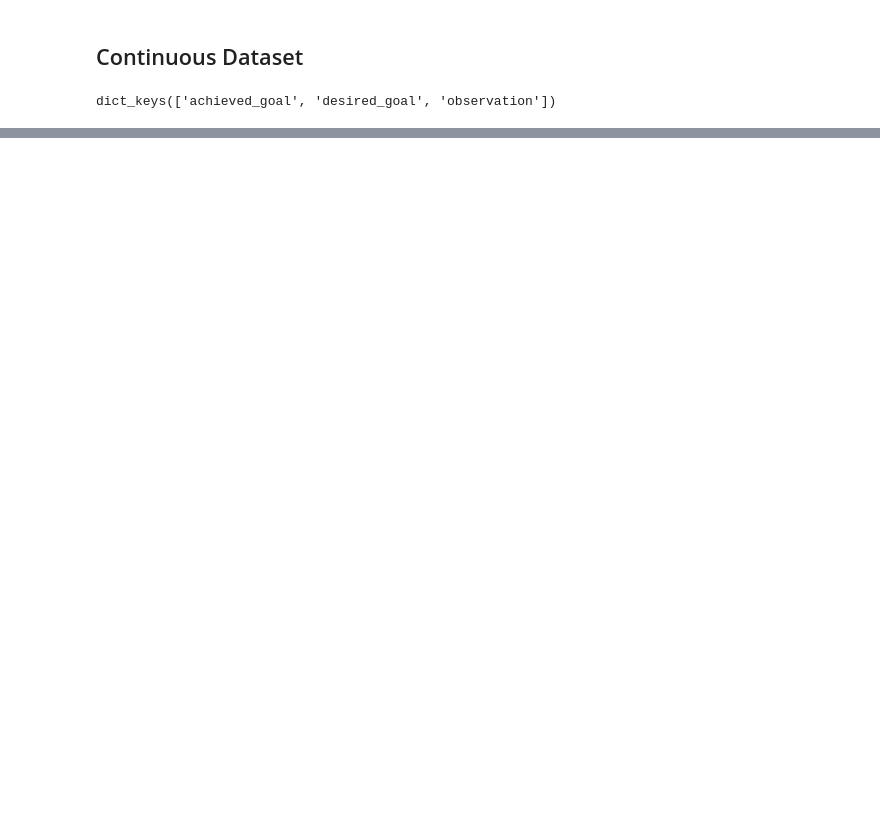
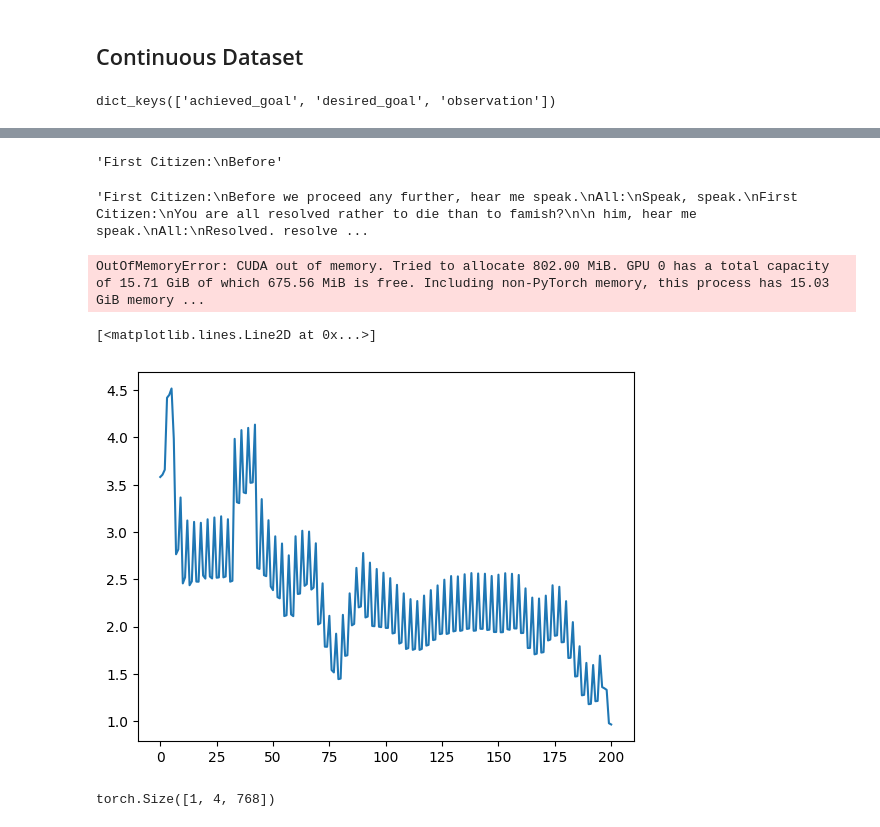
Before and after one commit to eihli/NEKO, a Jupyter notebook: dev_notebooks/mini_gato/mini_gato.ipynb, the cells around one changed output, grey strips where cells are left out. Saved outputs shown, nothing was run; the diff lists cells and outputs as text; code cells hidden in the pictures; blank space fills up the shorter version.

```diff
--- a/dev_notebooks/mini_gato/mini_gato.ipynb
+++ b/dev_notebooks/mini_gato/mini_gato.ipynb
@@ -822,0 +1067,4 @@ shakespeare_dataloader = DataLoader(shakespeare_dataset_xf, batch_size=4, collat
+# %%
+device = 'cuda'
+# %%
+model = MiniGato(default_config).to(device)
@@ -822,0 +1073,12 @@ shakespeare_dataloader = DataLoader(shakespeare_dataset_xf, batch_size=4, collat
+# %%
+NUM_ITERATIONS = 100
+LR = 1e-3
+optimizer = torch.optim.AdamW(model.parameters())
+scheduler = torch.optim.lr_scheduler.CosineAnnealingLR(optimizer, T_max=NUM_ITERATIONS, eta_min=1e-6)
+trainer = MiniGatoTrainer(
+    model,
+    optimizer,
+    dataloaders,
+    num_iterations=NUM_ITERATIONS,
+    lr=1e-3,
+)
@@ -822,0 +1224,39 @@ shakespeare_dataloader = DataLoader(shakespeare_dataset_xf, batch_size=4, collat
+# %%
+next_word_token = torch.multinomial(probs.squeeze()[-1], num_samples=1)
+next_word = tokenizer.decode_text(torch.tensor([0, *next_word_token, 0]))
+text += next_word
+text
+# %% [output]
+'First Citizen:\nBefore'
+# %%
+tokens = tokenizer.encode_text(text)
+xs, ys = OrderedDict(text=tokens[:, :-1]), OrderedDict(text=tokens[:, 1:])
+xs, ys, ms = generic_collate_fn([[xs, ys]])
+next_word_token = None
+i = 0
+xs, ys, ms = [x.to(device) for x in [xs, ys, ms]]
+logits, loss = model(xs, pad=False)
+temp = 0.5
+scaled_logits = logits / temp
+probs = scaled_logits.softmax(dim=2)
+next_word_token = torch.multinomial(probs.squeeze()[-1], num_samples=1)
+next_word = tokenizer.decode_text(torch.tensor([0, *next_word_token, 0]))
+text += next_word
+text
+# %% [output]
+'First Citizen:\nBefore we proceed any further, hear me speak.\nAll:\nSpeak, speak.\nFirst Citizen:\nYou are all resolved rather to die than to famish?\n\n him, hear me speak.\nAll:\nResolved. resolve ...
+# %%
+trainer.train()
+# %% [output]
+OutOfMemoryError: CUDA out of memory. Tried to allocate 802.00 MiB. GPU 0 has a total capacity of 15.71 GiB of which 675.56 MiB is free. Including non-PyTorch memory, this process has 15.03 GiB memory ...
+# %%
+window_size = 10
+data = torch.tensor(trainer.losses)
+moving_avg = torch.conv1d(
+    data.view(1, 1, data.size(0)),
+    torch.ones(1, 1, window_size) / window_size, padding=window_size//2
+).squeeze()
+plt.plot(moving_avg)
+# %% [output]
+[<matplotlib.lines.Line2D at 0x...>]
+[figure, added]
@@ -822,0 +1274,4 @@ shakespeare_dataloader = DataLoader(shakespeare_dataset_xf, batch_size=4, collat
+# %%
+sq.shape
+# %% [output]
+torch.Size([1, 4, 768])
```
Also changed, not shown: parts of 146 cells of this notebook, 5 other files.
